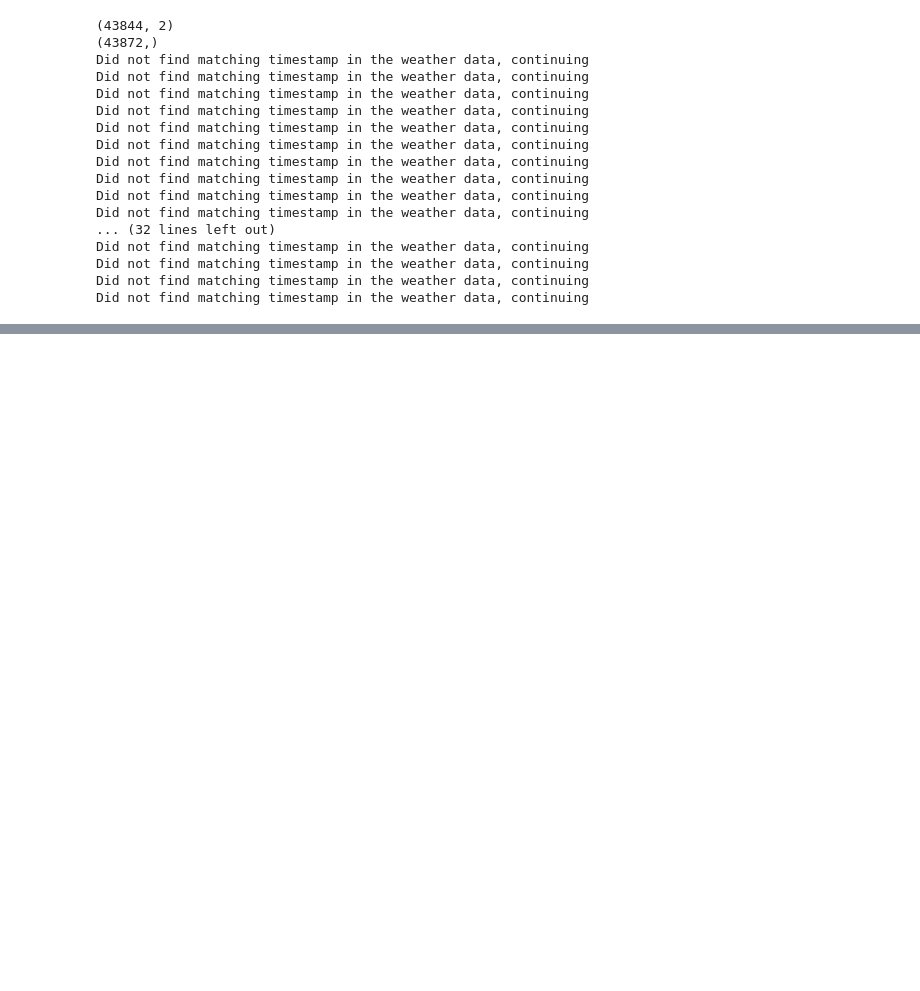
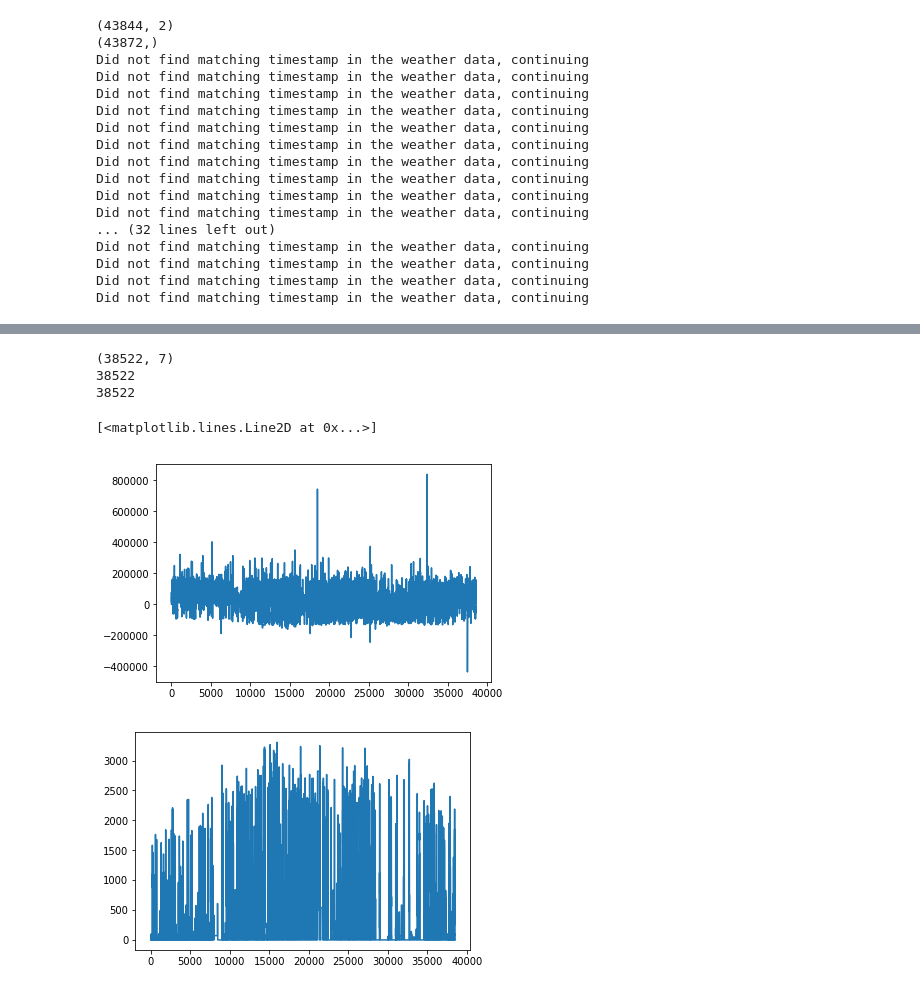
Before and after one commit to ishaanb92/IoT-Assignment, a Jupyter notebook: Assignment.ipynb, the cells around one changed output, grey strips where cells are left out. Saved outputs shown, nothing was run; the diff lists cells and outputs as text; code cells hidden in the pictures; blank space fills up the shorter version.

```diff
--- a/Assignment.ipynb
+++ b/Assignment.ipynb
@@ -232,0 +213,19 @@ featureArray = np.delete(clean_data_array,missing_labels,axis=0)
+# %%
+featureArray = np.delete(clean_data_array,missing_labels,axis=0)
+print(featureArray.shape)
+print(len(labels))
+print(len(labels_solar))
+
+import matplotlib.pyplot as plt
+%matplotlib inline
+plt.figure()
+plt.plot(labels)
+plt.figure()
+plt.plot(labels_solar)
+# %% [output]
+(38522, 7)
+38522
+38522
+[<matplotlib.lines.Line2D at 0x...>]
+[figure, added]
+[figure, added]
```
Also changed, not shown: parts of 5 cells of this notebook.
